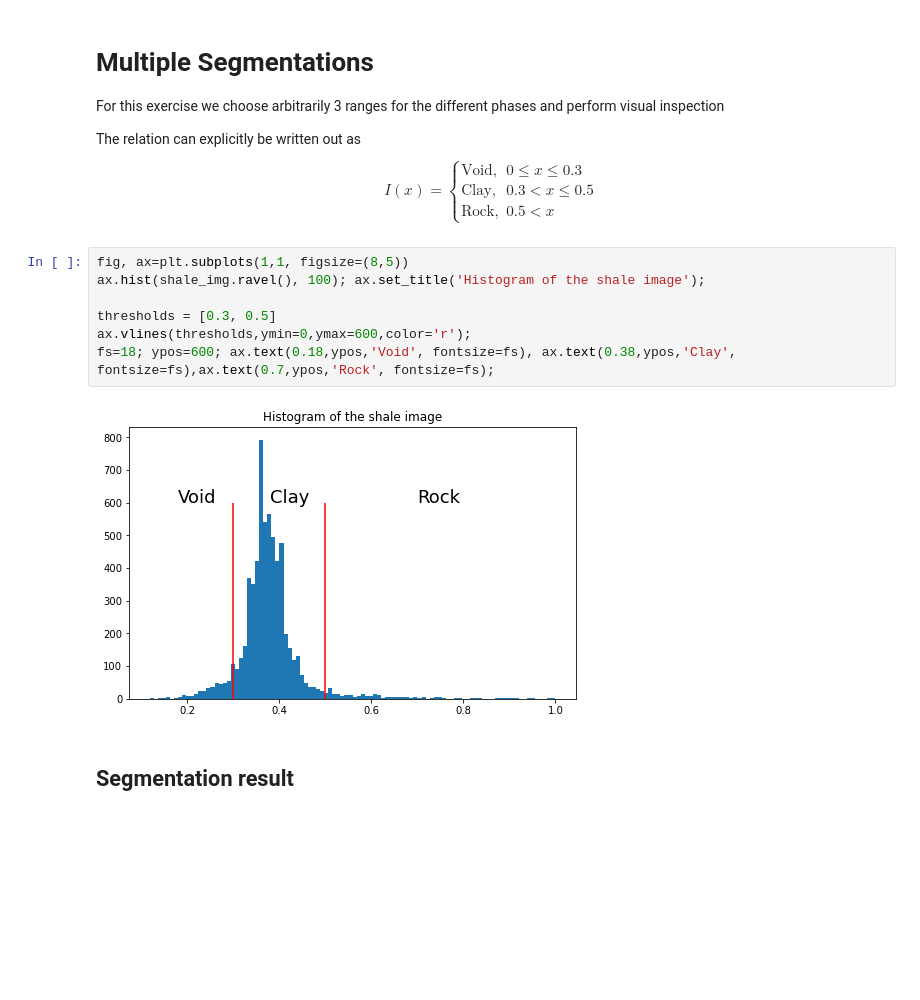
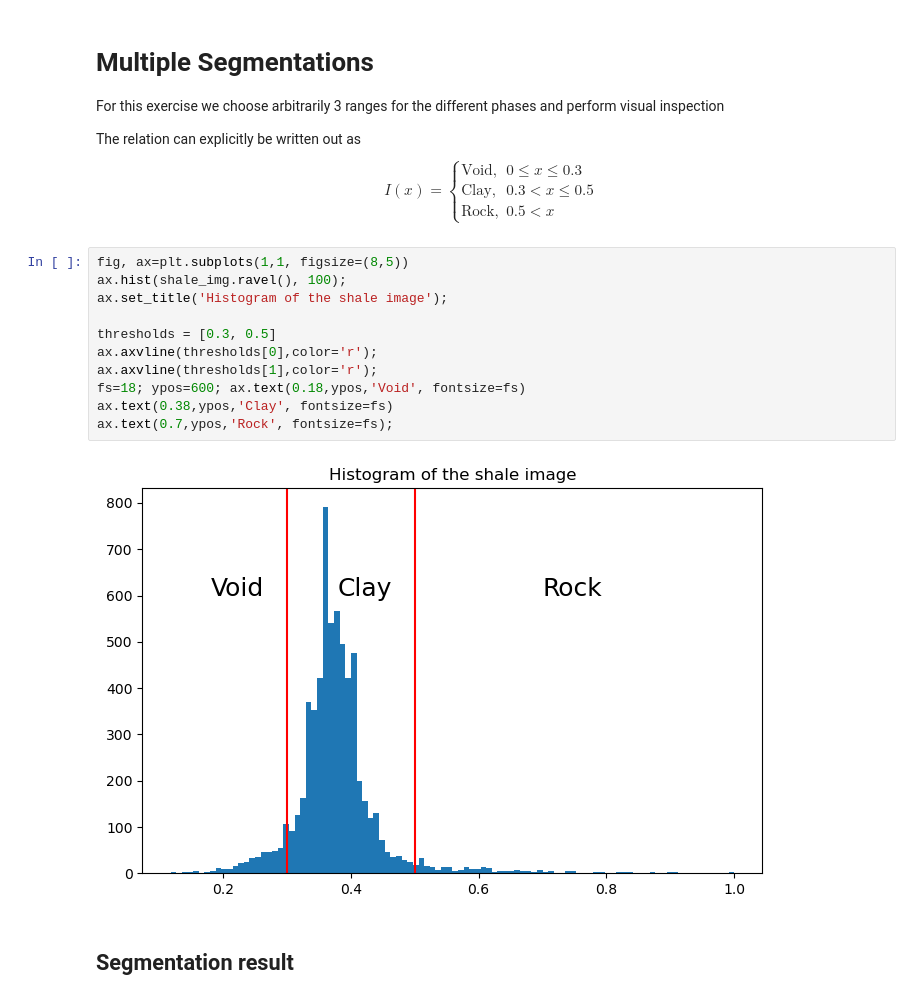
Before and after one commit to ImagingLectures/Quantitative-Big-Imaging-2024, a Jupyter notebook: Lectures/Lecture-04/04-BasicSegmentation_Part2.ipynb, the cells around one changed output. Drawn from its saved outputs; the diff is of its cells as text; blank space fills up the shorter version.

```diff
--- a/Lectures/Lecture-04/04-BasicSegmentation_Part2.ipynb
+++ b/Lectures/Lecture-04/04-BasicSegmentation_Part2.ipynb
@@ -375,13 +379,17 @@ $$ I(x) =
 \end{cases}$$
 # %%
 fig, ax=plt.subplots(1,1, figsize=(8,5))
-ax.hist(shale_img.ravel(), 100); ax.set_title('Histogram of the shale image');
+ax.hist(shale_img.ravel(), 100);
+ax.set_title('Histogram of the shale image');
 
 thresholds = [0.3, 0.5]
-ax.vlines(thresholds,ymin=0,ymax=600,color='r');
-fs=18; ypos=600; ax.text(0.18,ypos,'Void', fontsize=fs), ax.text(0.38,ypos,'Clay', fontsize=fs),ax.text(0.7,ypos,'Rock', fontsize=fs);
+ax.axvline(thresholds[0],color='r');
+ax.axvline(thresholds[1],color='r');
+fs=18; ypos=600; ax.text(0.18,ypos,'Void', fontsize=fs)
+ax.text(0.38,ypos,'Clay', fontsize=fs)
+ax.text(0.7,ypos,'Rock', fontsize=fs);
 # %% [output]
-[figure, old version]
+[figure, new version]
 # %% [markdown]
 ## Segmentation result
 # %%
```
Also changed, not shown: parts of 12 cells of this notebook.
